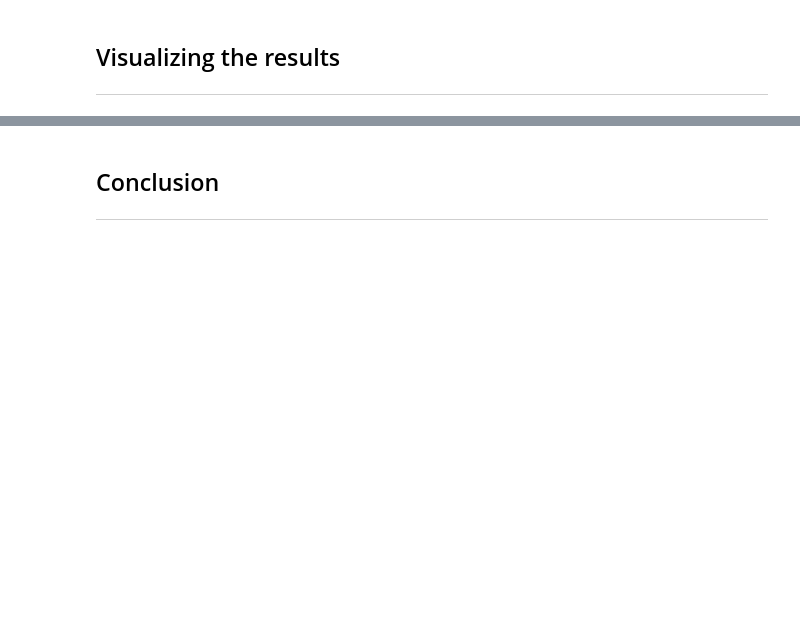
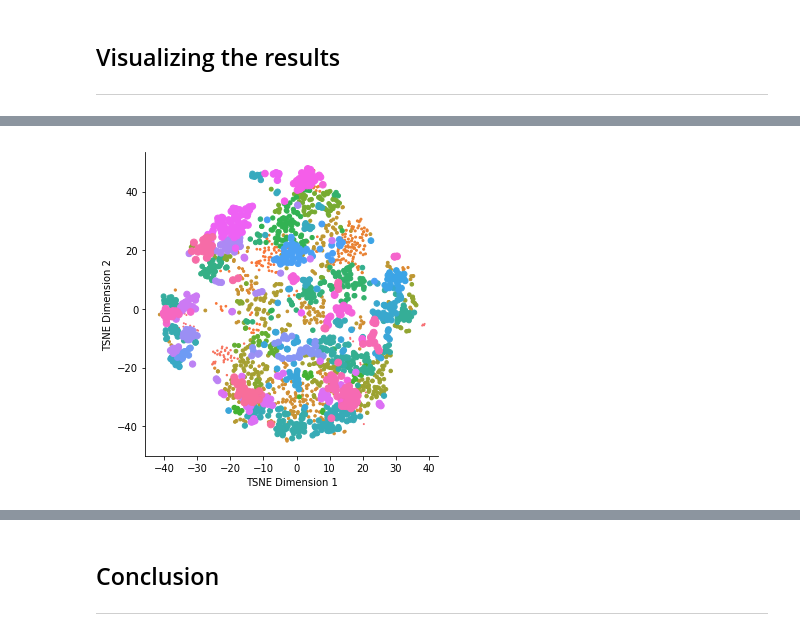
Before and after one commit to uic-cs418/cs418-s20-the-diatonics, a Jupyter notebook: CS-418-Final-Report.ipynb, the cells around one changed output, grey strips where cells are left out. Drawn from its saved outputs; the diff is of its cells as text; code cells hidden in the pictures; blank space fills up the shorter version.

```diff
--- a/CS-418-Final-Report.ipynb
+++ b/CS-418-Final-Report.ipynb
@@ -170,3 +171,7 @@ KeyError: "['cluster'] not found in axis"
+# %%
+viz.plot_TSNE(tracks_with_audio_features,'AG')
+# %% [output]
+[figure, added]
 # %%
 viz.compare_center_features(center)
 # %% [output]
```
Also changed, not shown: parts of 7 cells of this notebook, 1 other file.
